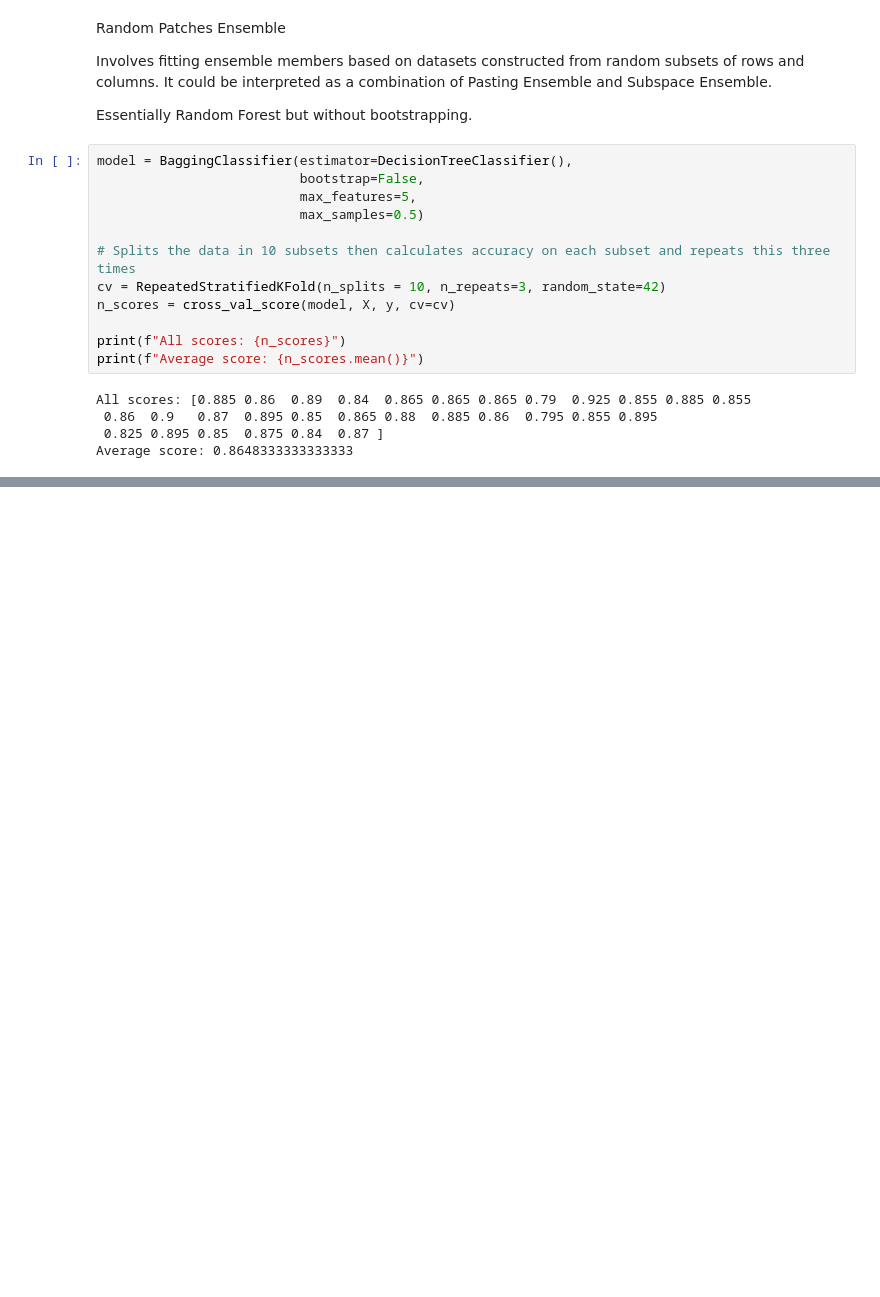
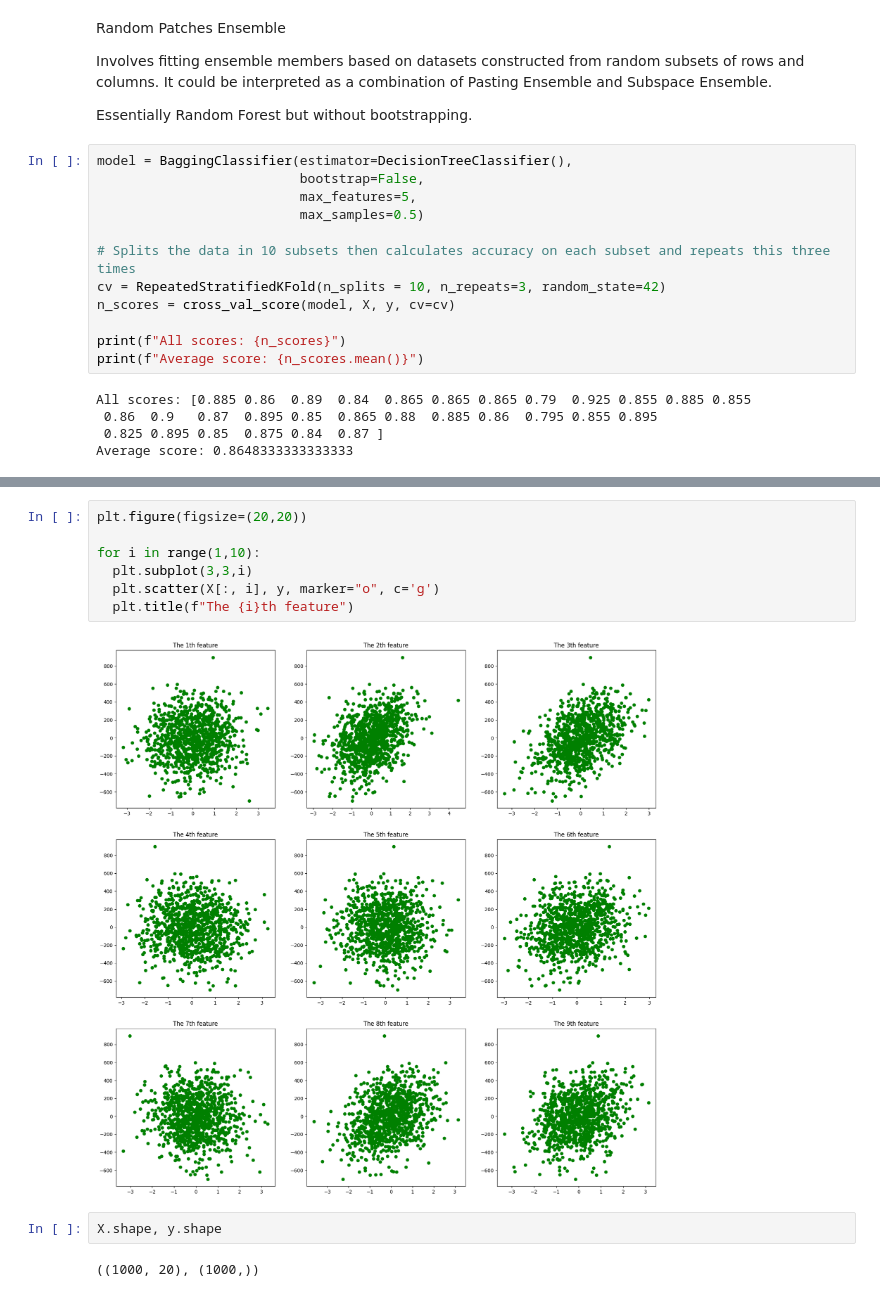
Before and after one commit to TerryTian21/PyTorch-Practice, a Jupyter notebook: Tutorials/Ensemble_Learning.ipynb, the cells around one changed output, grey strips where cells are left out. Drawn from its saved outputs; the diff is of its cells as text; blank space fills up the shorter version.

```diff
--- a/Tutorials/Ensemble_Learning.ipynb
+++ b/Tutorials/Ensemble_Learning.ipynb
@@ -517,0 +652,13 @@ Average score: 0.8648333333333333
+# %%
+plt.figure(figsize=(20,20))
+
+for i in range(1,10):
+  plt.subplot(3,3,i)
+  plt.scatter(X[:, i], y, marker="o", c='g')
+  plt.title(f"The {i}th feature")
+# %% [output]
+[figure, added]
+# %%
+X.shape, y.shape
+# %% [output]
+((1000, 20), (1000,))
```
Also changed, not shown: parts of 24 cells of this notebook.
